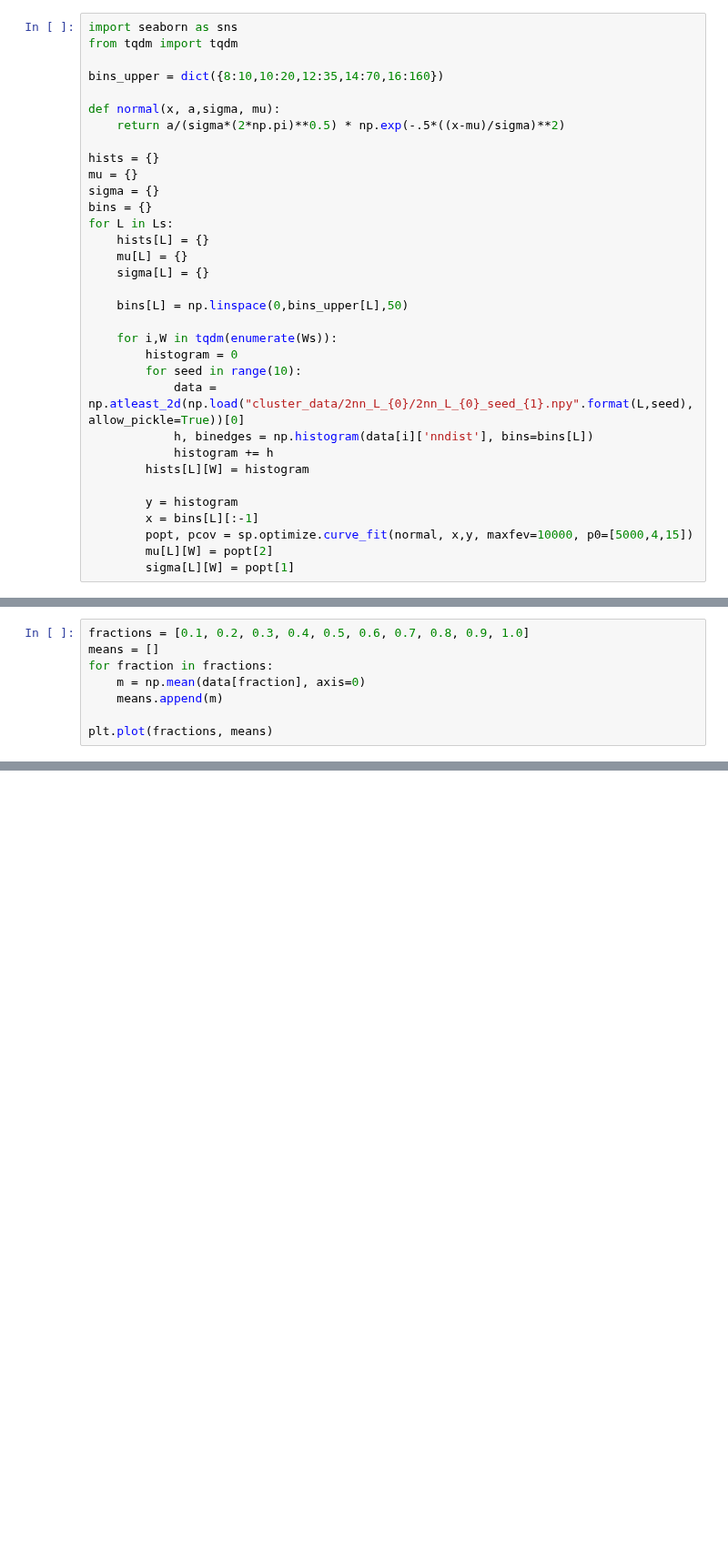
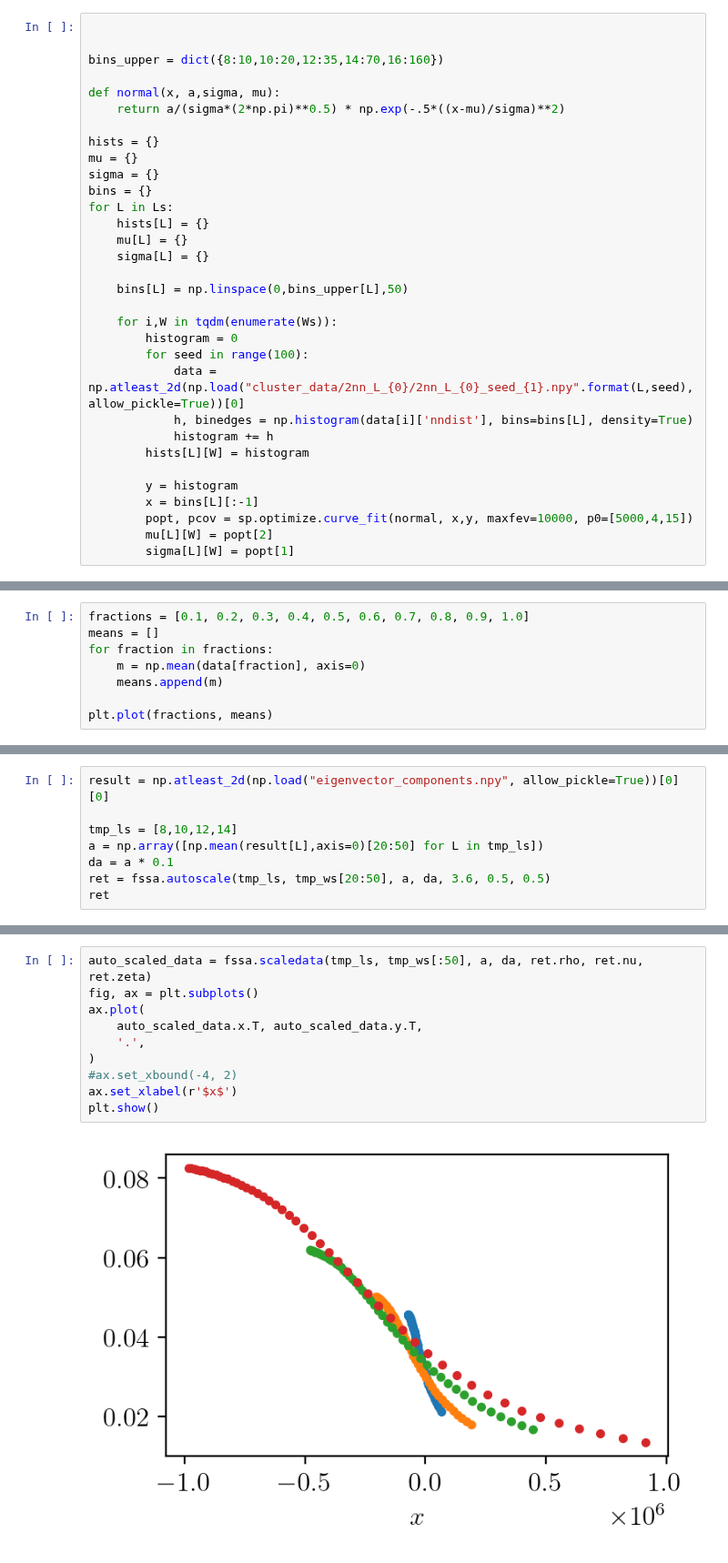
Before and after one commit to tonton-golio/mbl-intrinsicDim, a Jupyter notebook: PaperFigs.ipynb, the cells around one changed output, grey strips where cells are left out. Shown at 91% size. Cells and saved outputs as stored; diff of their text form; blank space fills up the shorter version.

```diff
--- a/PaperFigs.ipynb
+++ b/PaperFigs.ipynb
@@ -131,8 +154,7 @@ Done!
 # %% [markdown]
 ## Nearest Neighbor distance distribution functions
 # %%
-import seaborn as sns
-from tqdm import tqdm
+
 
 bins_upper = dict({8:10,10:20,12:35,14:70,16:160})
 
@@ -152,9 +174,9 @@ for L in Ls:
 
     for i,W in tqdm(enumerate(Ws)):
         histogram = 0
-        for seed in range(10):
+        for seed in range(100):
             data = np.atleast_2d(np.load("cluster_data/2nn_L_{0}/2nn_L_{0}_seed_{1}.npy".format(L,seed), allow_pickle=True))[0]
-            h, binedges = np.histogram(data[i]['nndist'], bins=bins[L])
+            h, binedges = np.histogram(data[i]['nndist'], bins=bins[L], density=True)
             histogram += h
         hists[L][W] = histogram
 
@@ -259,0 +284,8 @@ plt.plot(fractions, means)
+# %%
+result = np.atleast_2d(np.load("eigenvector_components.npy", allow_pickle=True))[0][0]
+
+tmp_ls = [8,10,12,14]
+a = np.array([np.mean(result[L],axis=0)[20:50] for L in tmp_ls])
+da = a * 0.1
+ret = fssa.autoscale(tmp_ls, tmp_ws[20:50], a, da, 3.6, 0.5, 0.5)
+ret
@@ -259,0 +310,12 @@ plt.plot(fractions, means)
+# %%
+auto_scaled_data = fssa.scaledata(tmp_ls, tmp_ws[:50], a, da, ret.rho, ret.nu, ret.zeta)
+fig, ax = plt.subplots()
+ax.plot(
+    auto_scaled_data.x.T, auto_scaled_data.y.T,
+    '.',
+)
+#ax.set_xbound(-4, 2)
+ax.set_xlabel(r'$x$')
+plt.show()
+# %% [output]
+[figure, added]
```
Also changed, not shown: parts of 6 cells of this notebook.
